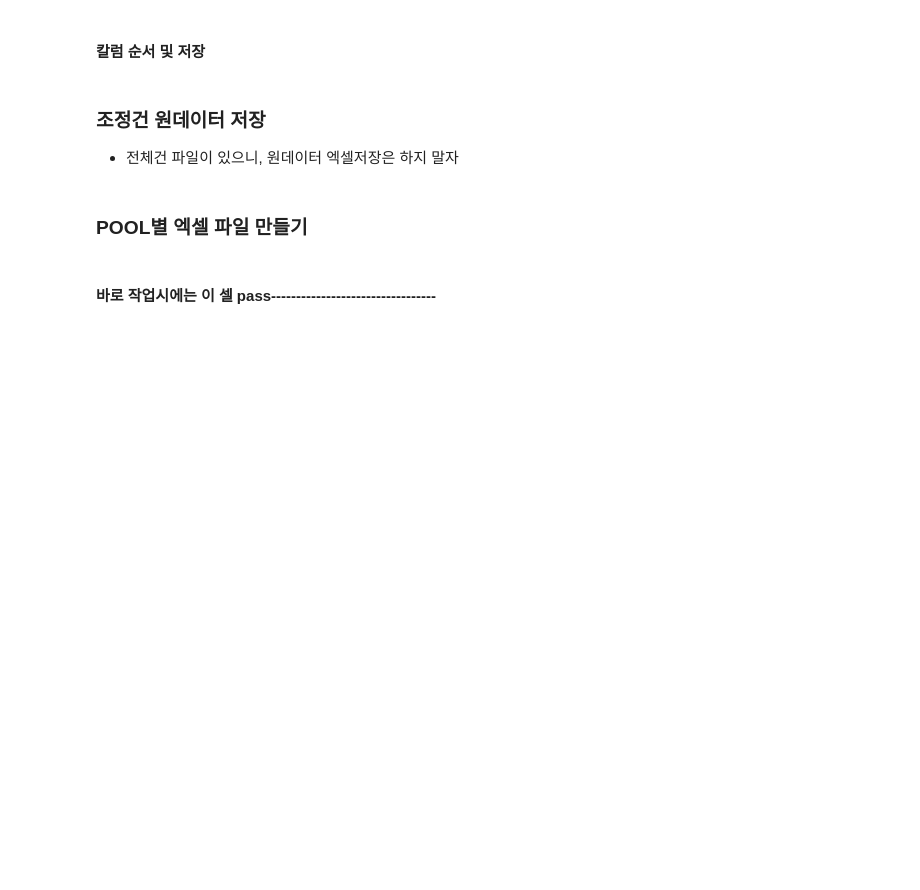
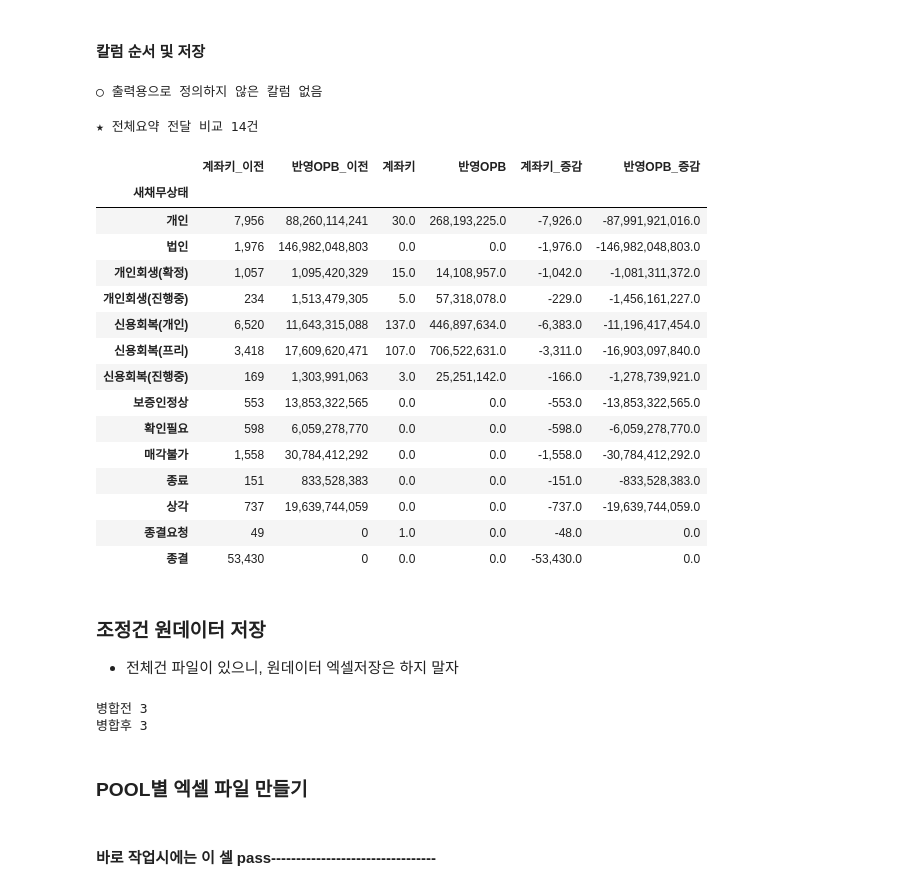
Before and after one commit to jbmyou/company_work, a Jupyter notebook: fileNaming/자산정리/4.전산_자산정리_통합_v2-2_파산하단하면유지.ipynb, the cells around one changed output. Saved outputs shown, nothing was run; the diff lists cells and outputs as text; code cells hidden in the pictures; blank space fills up the shorter version.

```diff
--- a/fileNaming/자산정리/4.전산_자산정리_통합_v2-2_파산하단하면유지.ipynb
+++ b/fileNaming/자산정리/4.전산_자산정리_통합_v2-2_파산하단하면유지.ipynb
@@ -73,7 +73,7 @@ deposit_dtype = functions.deposit_dtype
 ##################################
 dc엑셀출력 = True  ################
 company = "솔림"      # 솔림 or 대성
-basedate = "260831"
+basedate = "260909"
 ##################################
 basedate_dt = pd.to_datetime(basedate, format="%y%m%d")
 # 경로, 파일검색어, 새채무상태 출력순서 정의
@@ -1539,7 +1655,7 @@ merged_raw["시효완성일_"] = pd.to_datetime(merged_raw["시효완성일_"],
 cond_base = merged_raw.새채무상태.isin(["개인","법인","보증인정상","시효","종료처리요망"])
 cond1 = merged_raw.시효완성월=="시효만료"
 cond2 = merged_raw.시효완성월.isin(["당월도래","1개월","2개월"])
-cond3 = ((merged_raw.시효완성일 - merged_raw.시효완성일_).dt.days > 30) & (~merged_raw.시효사유.str.contains("입금")) # 30일 이상 차이
+cond3 = ((merged_raw.시효완성일 - merged_raw.시효완성일_).dt.days > 30) & (~merged_raw.시효사유.str.contains("입금", na=False)) # 30일 이상 차이
 cond4 = merged_raw.시효완성일 < merged_raw.시효완성일_ # 계륵같은 조건,, 단독사용
 
 conds = [cond_base & cond1, cond_base & cond2, cond_base & cond3, cond4]
@@ -1602,6 +1718,8 @@ raw_data = raw_data[발송용칼럼 + 내부용칼럼]
 
 # '출력용으로 정의하지 않은 칼럼'확인
 functions.display_with_explain(raw_data.columns[~raw_data.columns.isin(발송용칼럼 + 내부용칼럼)], '출력용으로 정의하지 않은 칼럼')
+# %% [output]
+○ 출력용으로 정의하지 않은 칼럼 없음
 # %%
 # # 요약
 
@@ -1615,7 +1733,7 @@ if False :
 
 # 전체요약
 ###############################
-previous_cutoff = "260731"
+previous_cutoff = "260831"
 이전파일_새채무자키사용 = True
 ###############################
 이전파일 = pd.read_parquet(join(wd, previous_cutoff, "parquet", "2."+ company +"_전체_원데이터_"+previous_cutoff+ "_by새채무자키.parquet" if 이전파일_새채무자키사용 else ".parquet"))
@@ -1636,33 +1754,51 @@ if True :
     전체요약합['반영OPB_증감'] = 전체요약합['반영OPB'] - 전체요약합['반영OPB_이전']
     전체요약합 = 전체요약합.applymap(lambda x: f"{x:,}" if pd.notna(x) else "")
     functions.display_with_explain(전체요약합, "전체요약 전달 비교")
 
 
 # 전체 저장하기
     # 파일명 : 새채무자키에 따라 보증인상태 추렸는지
 if 새채무자키사용 : path_raw_data = join(wd, basedate, 원데이터파일명["전체"]+"_by새채무자키")
 else : path_raw_data = join(wd, basedate, 원데이터파일명["전체"])
 
     # parquet 저장
 if 새채무자키사용 : functions.to_parquet(raw_data, join(wd, basedate, "parquet", 원데이터파일명["전체"] + "_by새채무자키" + ".parquet"))
 else : functions.to_parquet(raw_data, join(wd, basedate, "parquet", 원데이터파일명["전체"] + ".parquet"))
 
     # 엑셀 파일로 저장
 if not os.path.exists(path_raw_data + ".xlsx"):
     param = {'mode' : 'w'}
 else :
     param = {'mode' : 'a', 'if_sheet_exists' : 'replace'}
 
 with pd.ExcelWriter(path_raw_data + ".xlsx", engine='openpyxl', **param) as writer :
     raw_data.to_excel(writer, sheet_name="리스트", index=False)
     전체요약.to_excel(writer, sheet_name='요약', index=True)
 
 # 특정 매각사만 저장하기
 # cond = "스마트저축-01" ###################################
 # raw_data[raw_data.매각사구분==cond].to_excel(join(wd, cond+"_원데이터_"+basedate+".xlsx"), index=False)
 
 
 # ###### 금감원 용으로 새채무자키 false 할 때는 여기까지만 실해하면 됨 #######
+# %% [output]
+★ 전체요약 전달 비교 14건
+|  | 계좌키_이전 | 반영OPB_이전 | 계좌키 | 반영OPB | 계좌키_증감 | 반영OPB_증감 |
+| 새채무상태 |  |  |  |  |  |  |
+| 개인 | 7,956 | 88,260,114,241 | 30.0 | 268,193,225.0 | -7,926.0 | -87,991,921,016.0 |
+| 법인 | 1,976 | 146,982,048,803 | 0.0 | 0.0 | -1,976.0 | -146,982,048,803.0 |
+| 개인회생(확정) | 1,057 | 1,095,420,329 | 15.0 | 14,108,957.0 | -1,042.0 | -1,081,311,372.0 |
+| 개인회생(진행중) | 234 | 1,513,479,305 | 5.0 | 57,318,078.0 | -229.0 | -1,456,161,227.0 |
+| 신용회복(개인) | 6,520 | 11,643,315,088 | 137.0 | 446,897,634.0 | -6,383.0 | -11,196,417,454.0 |
+| 신용회복(프리) | 3,418 | 17,609,620,471 | 107.0 | 706,522,631.0 | -3,311.0 | -16,903,097,840.0 |
+| 신용회복(진행중) | 169 | 1,303,991,063 | 3.0 | 25,251,142.0 | -166.0 | -1,278,739,921.0 |
+| 보증인정상 | 553 | 13,853,322,565 | 0.0 | 0.0 | -553.0 | -13,853,322,565.0 |
+| 확인필요 | 598 | 6,059,278,770 | 0.0 | 0.0 | -598.0 | -6,059,278,770.0 |
+| 매각불가 | 1,558 | 30,784,412,292 | 0.0 | 0.0 | -1,558.0 | -30,784,412,292.0 |
+| 종료 | 151 | 833,528,383 | 0.0 | 0.0 | -151.0 | -833,528,383.0 |
+| 상각 | 737 | 19,639,744,059 | 0.0 | 0.0 | -737.0 | -19,639,744,059.0 |
+| 종결요청 | 49 | 0 | 1.0 | 0.0 | -48.0 | 0.0 |
+| 종결 | 53,430 | 0 | 0.0 | 0.0 | -53,430.0 | 0.0 |
 # %% [markdown]
 ### 조정건 원데이터 저장
 - 전체건 파일이 있으니, 원데이터 엑셀저장은 하지 말자
@@ -1762,6 +1898,9 @@ functions.to_parquet(installment, join(wd, basedate, "parquet", 원데이터파
 
 # # # # with pd.ExcelWriter(join(wd, basedate, "2."+ company +"_약정분납_원데이터_"+basedate+".xlsx"), engine='openpyxl', mode = 'w') as writer :
 # # # #     installment.to_excel(writer, sheet_name="차주", index=False)
+# %% [output]
+병합전 3
+병합후 3
 # %% [markdown]
 ### POOL별 엑셀 파일 만들기
 # %%
```
Also changed, not shown: parts of 29 cells of this notebook, 14 other files.
